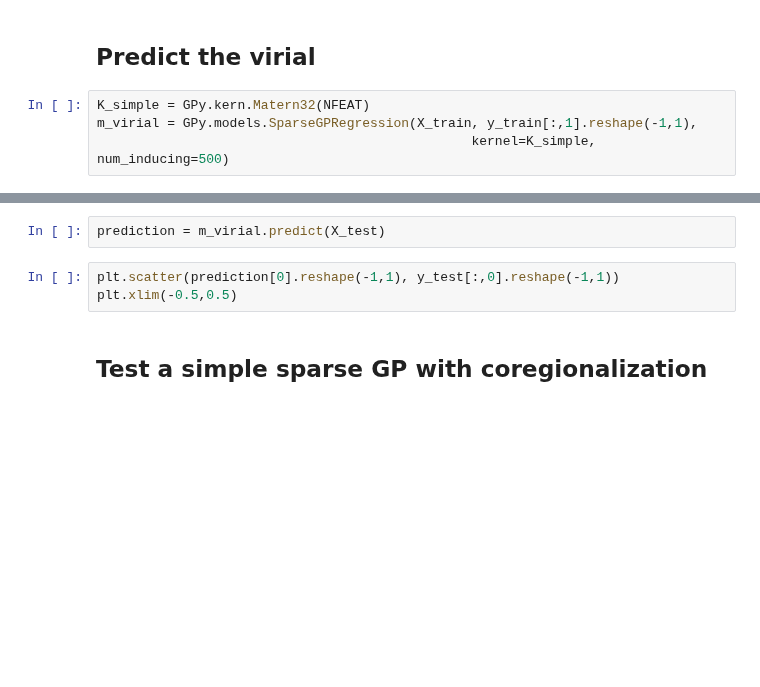
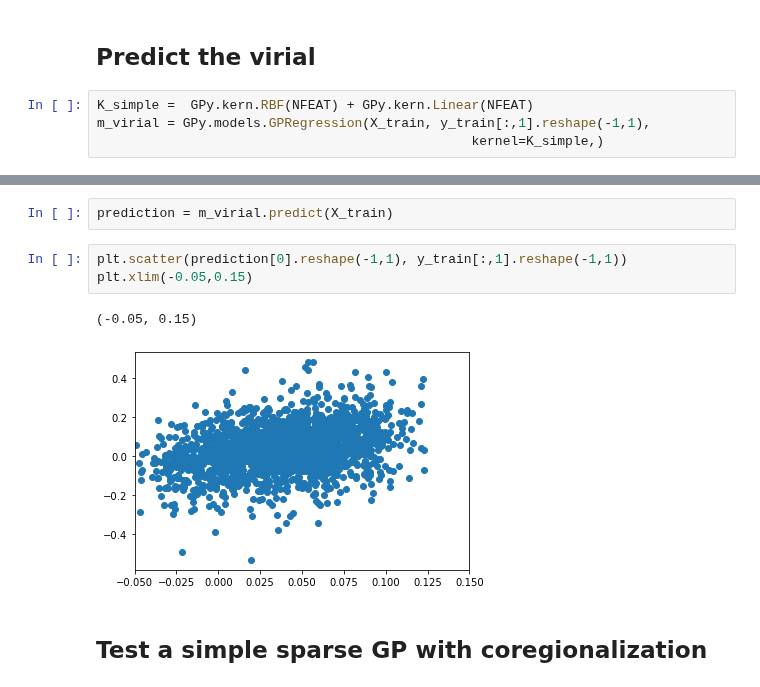
Before and after one commit to byooooo/dispersant_screening_PAL, a Jupyter notebook: notebooks/gp.ipynb, the cells around one changed output, grey strips where cells are left out. Cells and saved outputs as stored; diff of their text form; blank space fills up the shorter version.

```diff
--- a/notebooks/gp.ipynb
+++ b/notebooks/gp.ipynb
@@ -413,8 +414,8 @@ plt.ylabel('normalized Gibbs free energy true')
 # %% [markdown]
 ## Predict the virial
 # %%
-K_simple = GPy.kern.Matern32(NFEAT)
-m_virial = GPy.models.SparseGPRegression(X_train, y_train[:,1].reshape(-1,1),
-                                                kernel=K_simple, num_inducing=500)
+K_simple =  GPy.kern.RBF(NFEAT) + GPy.kern.Linear(NFEAT)
+m_virial = GPy.models.GPRegression(X_train, y_train[:,1].reshape(-1,1),
+                                                kernel=K_simple,)
 # %%
 m_virial.optimize()
@@ -421,8 +424,11 @@ m_virial.optimize()
 # %%
-prediction = m_virial.predict(X_test)
+prediction = m_virial.predict(X_train)
 # %%
-plt.scatter(prediction[0].reshape(-1,1), y_test[:,0].reshape(-1,1))
-plt.xlim(-0.5,0.5)
+plt.scatter(prediction[0].reshape(-1,1), y_train[:,1].reshape(-1,1))
+plt.xlim(-0.05,0.15)
+# %% [output]
+(-0.05, 0.15)
+[figure, added]
 # %% [markdown]
 ## Test a simple sparse GP with coregionalization
 # %% [markdown]
```
Also changed, not shown: parts of 12 cells of this notebook, 1 other file.
